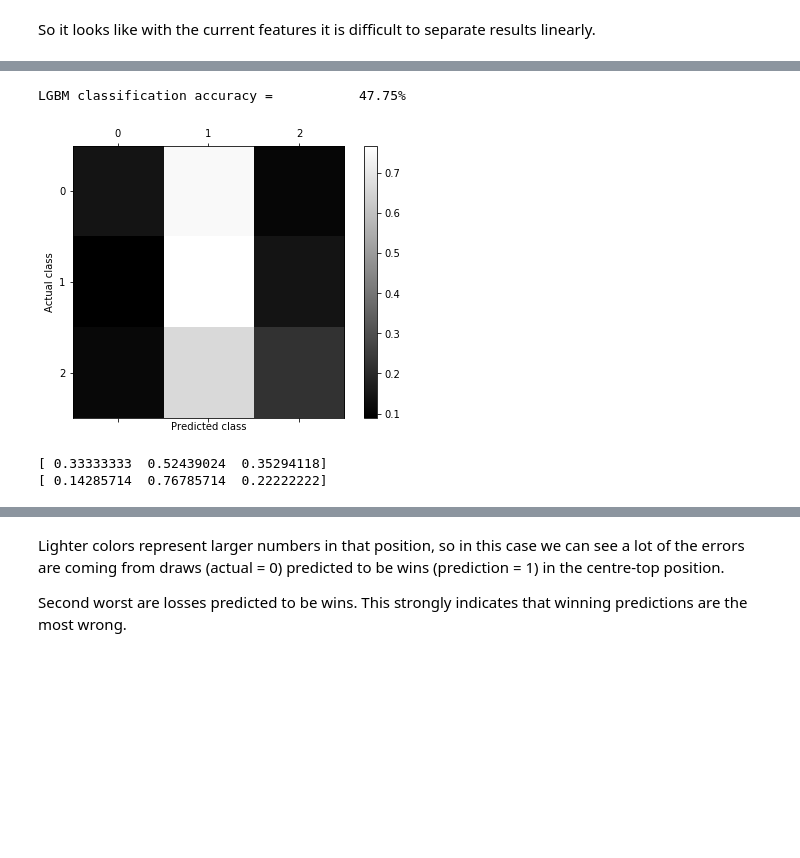
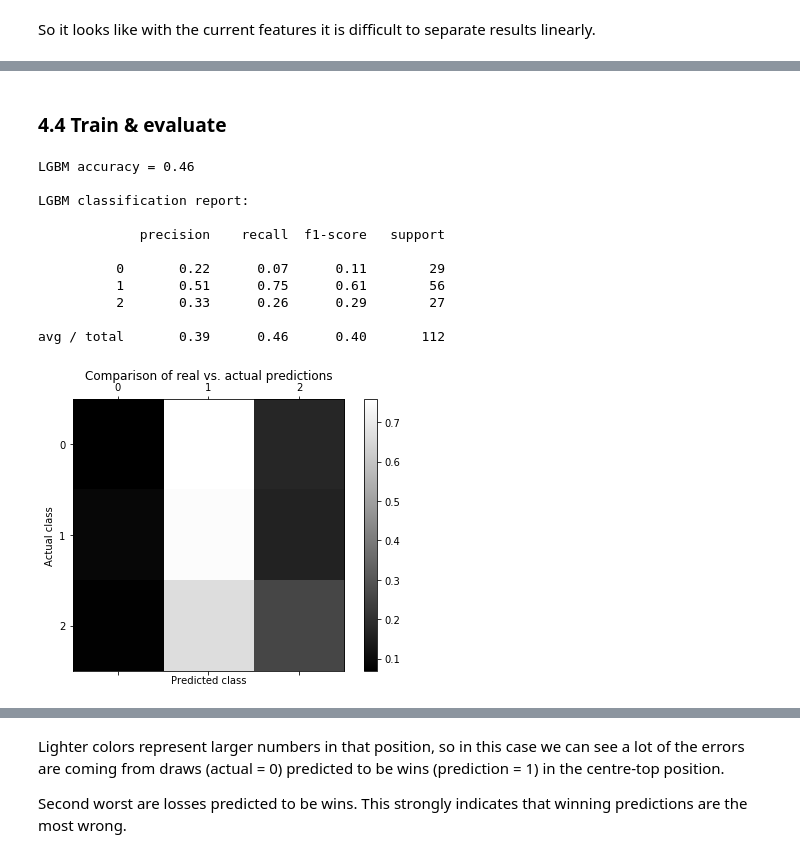
Before and after one commit to shep312/liverpool-predictions, a Jupyter notebook: gbm_main.ipynb, the cells around one changed output, grey strips where cells are left out. Drawn from its saved outputs; the diff is of its cells as text; code cells hidden in the pictures; blank space fills up the shorter version.

```diff
--- a/gbm_main.ipynb
+++ b/gbm_main.ipynb
@@ -301,3 +352,5 @@ Mean log loss from best boosting round = 1.0148
+# %% [markdown]
+### 4.4 Train & evaluate <a name="eval"></a>
 # %%
 clf = lgbm.train(train_set=lgbm_train_set,
                  params=lgbm_params,
@@ -306,35 +359,38 @@ clf = lgbm.train(train_set=lgbm_train_set,
 y_prob = clf.predict(test, num_iteration=best_iteration)
 y_pred = y_prob.argmax(axis=1)
 # %%
-from sklearn.metrics import accuracy_score, confusion_matrix, precision_score, recall_score
-
-# Simple accuracy score
+# Accuracy, precision & recall
 accuracy = accuracy_score(y_test, y_pred)
-precision = precision_score(y_test, y_pred, average=None)
-recall = recall_score(y_test, y_pred, average=None)
-print("LGBM classification accuracy =  \t {:.2f}%".format(100*accuracy))
+print('LGBM accuracy = {:.2f}\n'.format(accuracy))
+print('LGBM classification report:\n')
+print(classification_report(y_test, y_pred))
 
 # Visualise the confusion matrix, normalised for classification frequency
 conf_matrix = confusion_matrix(y_test, y_pred)
 row_sums = conf_matrix.sum(axis=1, keepdims=True)
 norm_conf_matrix = conf_matrix / row_sums
 # np.fill_diagonal(norm_conf_matrix, 0)
 
-fig, ax = plt.subplots(figsize=[7,5])
+fig, ax = plt.subplots(1, 1, figsize=[7,5])
 conf_plot = ax.matshow(norm_conf_matrix, cmap=plt.cm.gray)
-plt.xlabel('Predicted class')
-plt.ylabel('Actual class')
+ax.set_xlabel('Predicted class')
+ax.set_ylabel('Actual class')
+ax.set_title('Comparison of real vs. actual predictions')
 plt.colorbar(ax=ax, mappable=conf_plot)
 plt.show()
 # %% [output]
-LGBM classification accuracy =           47.75%
+LGBM accuracy = 0.46
+
+LGBM classification report:
+
+             precision    recall  f1-score   support
+
+          0       0.22      0.07      0.11        29
+          1       0.51      0.75      0.61        56
+          2       0.33      0.26      0.29        27
+
+avg / total       0.39      0.46      0.40       112
-[figure, old version]
+[figure, new version]
-# %%
-print(precision)
-print(recall)
-# %% [output]
-[ 0.33333333  0.52439024  0.35294118]
-[ 0.14285714  0.76785714  0.22222222]
 # %%
 print(np.histogram(y_pred, bins=[0, 1, 2, 3]))
 print(np.histogram(y_test, bins=[0, 1, 2, 3]))
```
Also changed, not shown: parts of 32 cells of this notebook, 1 other file.
